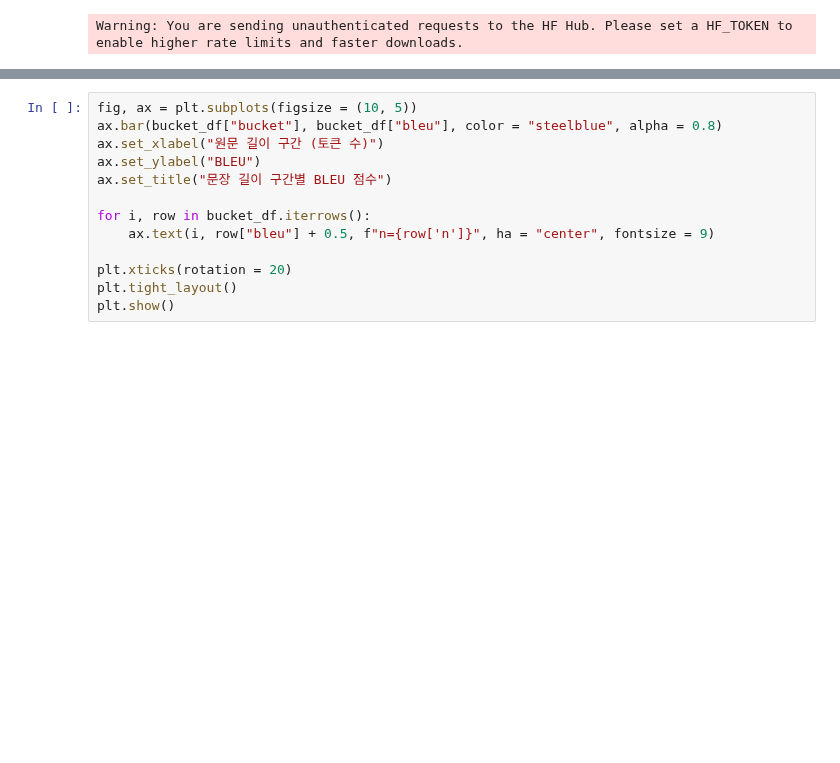
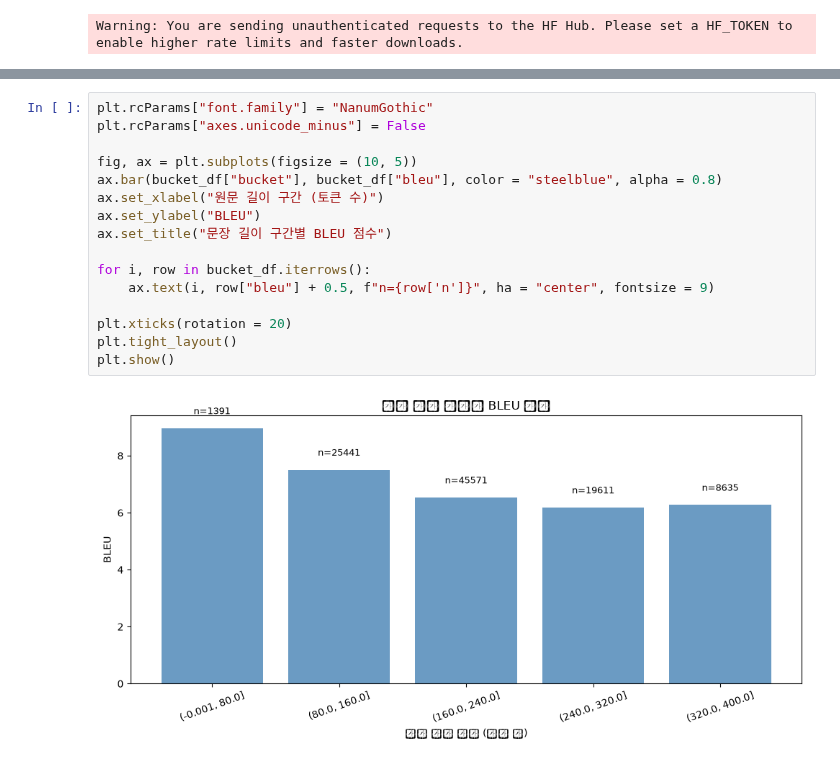
Before and after one commit to koreannn/RNN_Translator, a Jupyter notebook: experiment.ipynb, the cells around one changed output, grey strips where cells are left out. Drawn from its saved outputs; the diff is of its cells as text; blank space fills up the shorter version.

```diff
--- a/experiment.ipynb
+++ b/experiment.ipynb
@@ -336,13 +346,18 @@ bucket_df
 # %%
+plt.rcParams["font.family"] = "NanumGothic"
+plt.rcParams["axes.unicode_minus"] = False
+
 fig, ax = plt.subplots(figsize = (10, 5))
 ax.bar(bucket_df["bucket"], bucket_df["bleu"], color = "steelblue", alpha = 0.8)
 ax.set_xlabel("원문 길이 구간 (토큰 수)")
 ax.set_ylabel("BLEU")
 ax.set_title("문장 길이 구간별 BLEU 점수")
 
 for i, row in bucket_df.iterrows():
     ax.text(i, row["bleu"] + 0.5, f"n={row['n']}", ha = "center", fontsize = 9)
 
 plt.xticks(rotation = 20)
 plt.tight_layout()
 plt.show()
+# %% [output]
+[figure, added]
```
Also changed, not shown: parts of 2 cells of this notebook, 2 other files.
